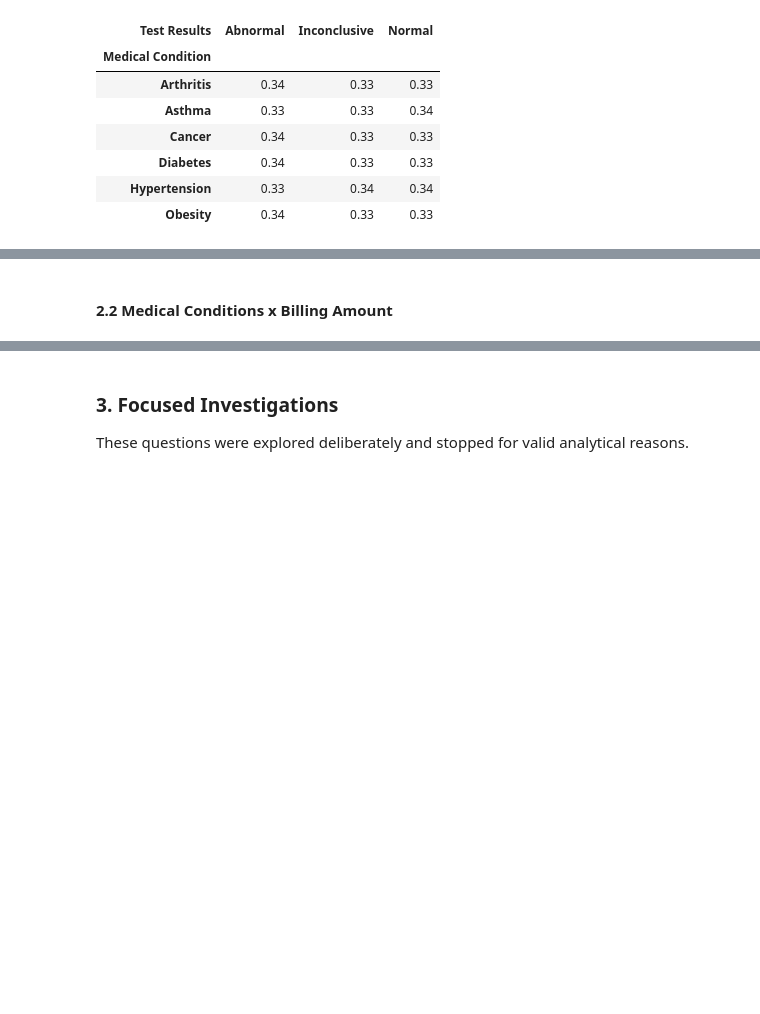
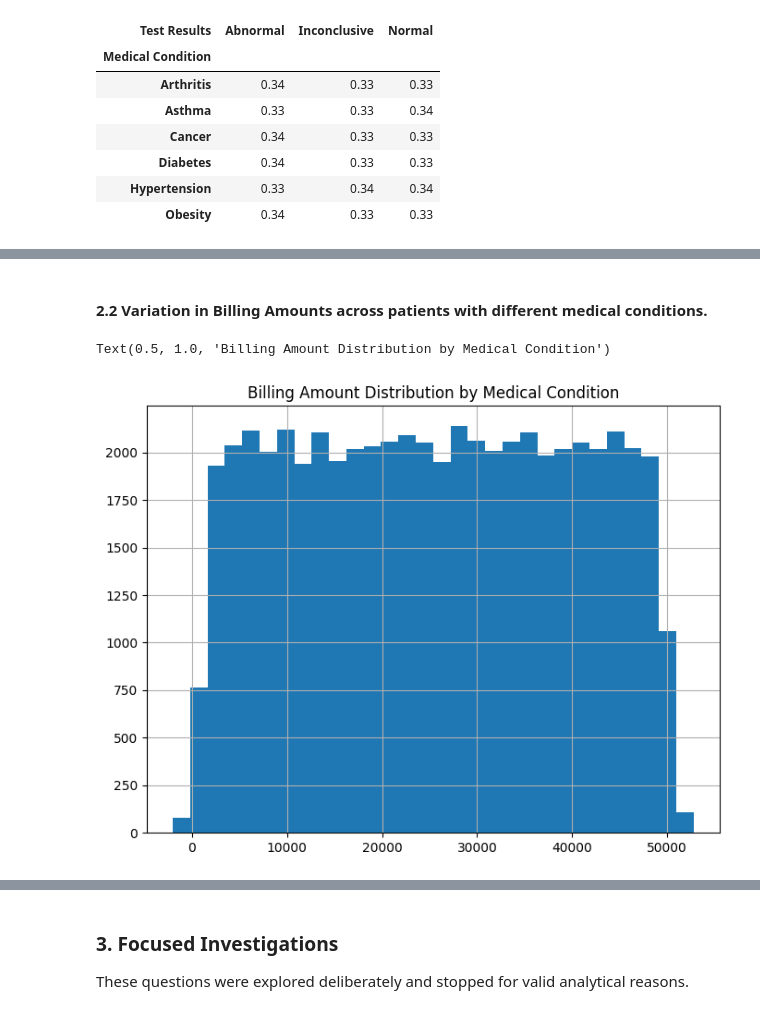
Before and after one commit to itzsnowflakethisyear-byte/Minimizing-Clinical-Alert-Fatigue-A-Calibrated-MLOps-Pipeline-for-Diagnostic-Prediction, a Jupyter notebook: Notebooks/02_eda_and_visualisation.ipynb, the cells around one changed output, grey strips where cells are left out. Cells and saved outputs as stored; diff of their text form; code cells hidden in the pictures; blank space fills up the shorter version.

```diff
--- a/Notebooks/02_eda_and_visualisation.ipynb
+++ b/Notebooks/02_eda_and_visualisation.ipynb
@@ -220,2 +269,10 @@ Text(0.5, 1.0, 'Test Results Distribution by Medical Condition')
 # %% [markdown]
-#### 2.2 Medical Conditions x Billing Amount
+#### 2.2 Variation in Billing Amounts across patients with different medical conditions.
+# %%
+patient_df['Billing Amount'].hist(
+    bins=30,
+    figsize=(8, 6)
+).set_title("Billing Amount Distribution by Medical Condition")
+# %% [output]
+Text(0.5, 1.0, 'Billing Amount Distribution by Medical Condition')
+[figure, added]
```
Also changed, not shown: parts of 68 cells of this notebook, 2 other files.
